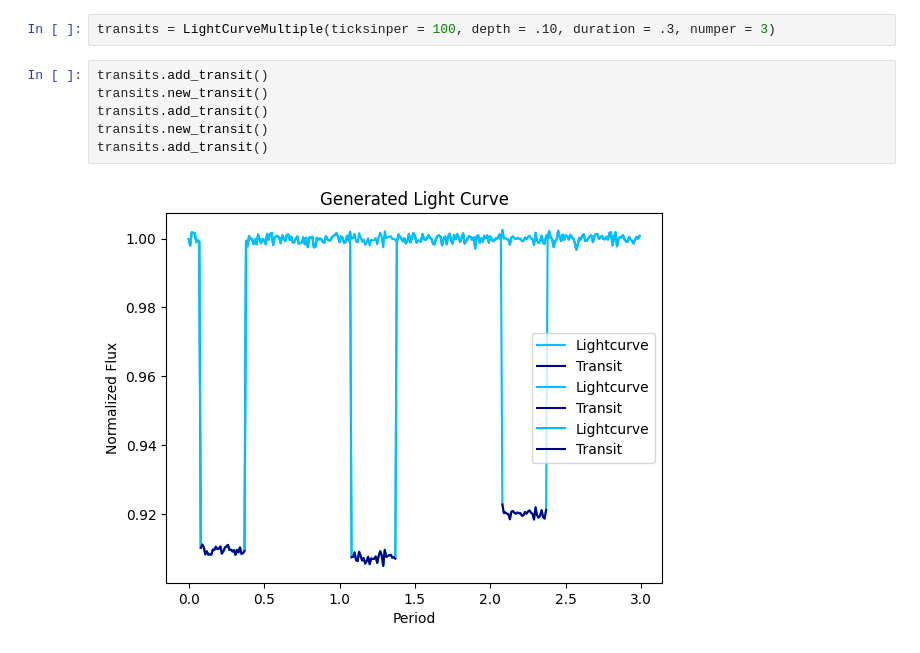
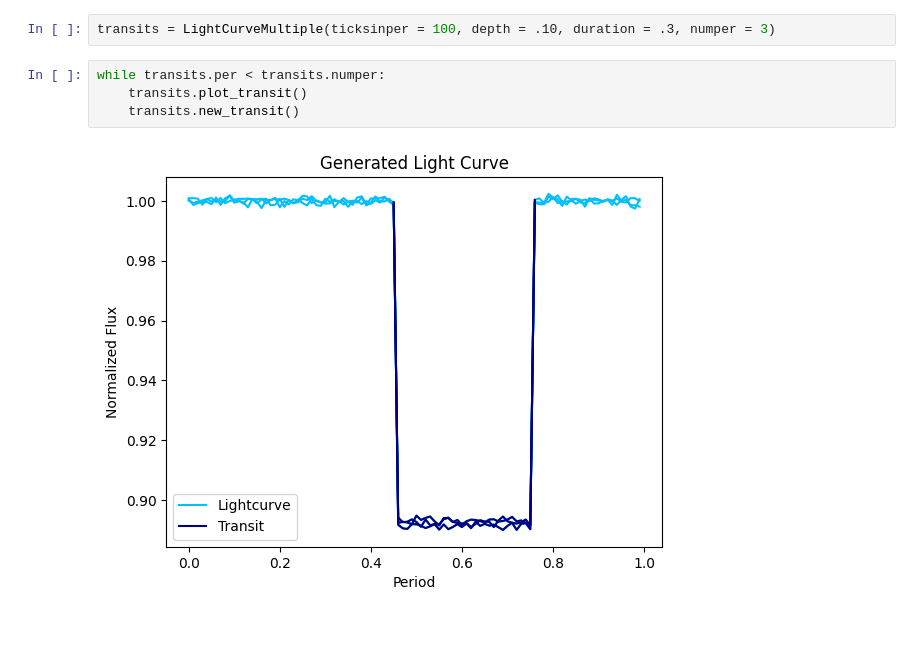
Before and after one commit to skleiman27/codeastroproject, a Jupyter notebook: lightcurve_template.ipynb, the cells around one changed output. Cells and saved outputs as stored; diff of their text form.

```diff
--- a/lightcurve_template.ipynb
+++ b/lightcurve_template.ipynb
@@ -181,10 +217,8 @@ for i in np.arange(0,5):
 # %%
 transits = LightCurveMultiple(ticksinper = 100, depth = .10, duration = .3, numper = 3)
 # %%
-transits.add_transit()
-transits.new_transit()
-transits.add_transit()
-transits.new_transit()
-transits.add_transit()
+while transits.per < transits.numper:
+    transits.plot_transit()
+    transits.new_transit()
 # %% [output]
-[figure, old version]
+[figure, new version]
```
Also changed, not shown: parts of 4 cells of this notebook.
